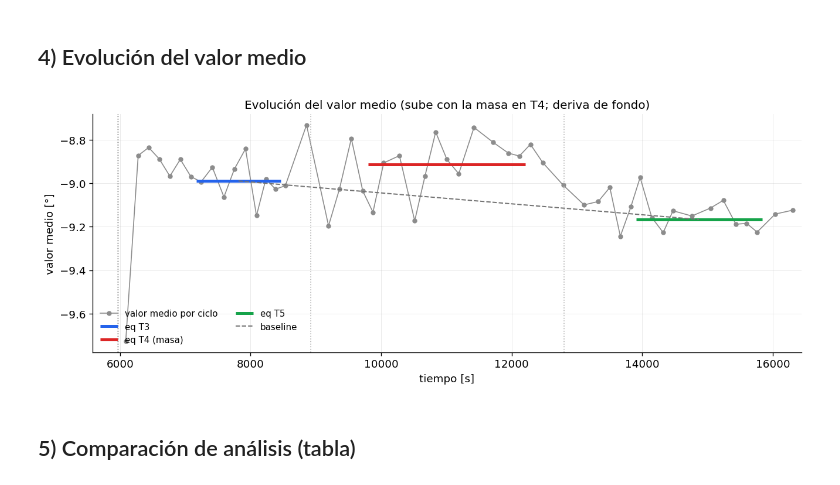
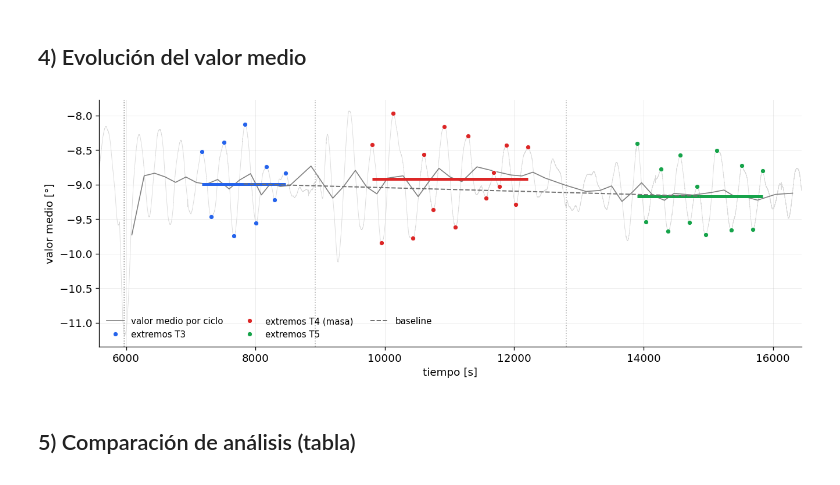
Before and after one commit to lennystratas/labo-4-2026, a Jupyter notebook: CAVENDISH/Análisis/cavendish_G.ipynb, the cells around one changed output. Cells and saved outputs as stored; diff of their text form; code cells hidden in the pictures.

```diff
--- a/CAVENDISH/Análisis/cavendish_G.ipynb
+++ b/CAVENDISH/Análisis/cavendish_G.ipynb
@@ -335,7 +334,9 @@ def analizar(sel, etq):
     spr = spread_sub(te, xe, tipo, sel)
     print(f"  {etq}: eq = {np.degrees(eq):+.4f} ± {np.degrees(sem):.4f}°   "
           f"deriva {np.degrees(slope)*1000:+.2f} m°/s   sensib.±{np.degrees(spr):.3f}°")
-    return dict(eq=eq, sem=sem, t_lo=t_lo, t_hi=t_hi, tc=0.5*(t_lo+t_hi), tm=tm, mids=mids)
+    msk = (te >= t_lo - 1e-6) & (te <= t_hi + 1e-6)
+    return dict(eq=eq, sem=sem, t_lo=t_lo, t_hi=t_hi, tc=0.5*(t_lo+t_hi), tm=tm, mids=mids,
+                te_u=te[msk], xe_u=xe[msk])
 
 A = analizar(cfg["sin_masa"], "T3 sin masa")
 B = analizar(cfg["con_masa"], "T4 con masa")
@@ -358,7 +359,6 @@ for R, c, lab in [(A, C_T3, "T3 sin masa"), (B, C_T4, "T4 con masa"), (C, C_T5,
               label=f"{lab}: {np.degrees(R['eq']):.3f}°")
 ax.plot([A["tc"], C["tc"]], np.degrees([A["eq"], C["eq"]]), "--", color="0.45", lw=1.2, label="baseline sin masa")
 ax.set_xlim(T0, t[-1]); ax.set_xlabel("tiempo [s]"); ax.set_ylabel("ángulo x [°]")
-ax.set_title(f"Δθ = {np.degrees(dtheta):+.4f}°   (retorno {np.degrees(ret):+.3f}°)")
 ax.legend(loc="lower left", ncol=2); fig.savefig(FIGS / "30_corrimiento.png"); plt.show()
 # %% [output]
   T3 sin masa: eq = -8.9894 ± 0.0323°   deriva -0.05 m°/s   sensib.±0.013°
@@ -374,18 +374,22 @@ ax.legend(loc="lower left", ncol=2); fig.savefig(FIGS / "30_corrimiento.png"); p
 # %%
 te_all, xe_all, tipo_all = extremos_tramo(t, th, (T0, t[-1]))
 tm_all, mid_all = midlines(te_all, xe_all, T0, t[-1])
-fig, ax = plt.subplots(figsize=(13, 4.4))
-ax.plot(tm_all, np.degrees(mid_all), "o-", ms=4, lw=1.0, color="0.55", label="valor medio por ciclo")
+mv = t >= T0
+fig, ax = plt.subplots(figsize=(13, 4.6))
+ax.plot(t[mv], np.degrees(th[mv]), lw=0.5, color="0.85")                    # curva medida (de fondo)
+ax.plot(tm_all, np.degrees(mid_all), "-", lw=1.0, color="0.5", label="valor medio por ciclo")
 for R, c, lab in [(A, C_T3, "T3"), (B, C_T4, "T4 (masa)"), (C, C_T5, "T5")]:
-    ax.hlines(np.degrees(R["eq"]), R["t_lo"], R["t_hi"], color=c, lw=3, label=f"eq {lab}")
+    ax.plot(R["te_u"], np.degrees(R["xe_u"]), "o", ms=5, color=c, mec="white", mew=0.6,
+            label=f"extremos {lab}")
+    ax.hlines(np.degrees(R["eq"]), R["t_lo"], R["t_hi"], color=c, lw=3)
 ax.plot([A["tc"], C["tc"]], np.degrees([A["eq"], C["eq"]]), "--", color="0.45", lw=1.2, label="baseline")
 for e in ev:
     if e >= T0: ax.axvline(e, color="0.7", ls=":", lw=1)
 ax.set_xlim(T0, t[-1]); ax.set_xlabel("tiempo [s]"); ax.set_ylabel("valor medio [°]")
-ax.set_title("Evolución del valor medio (sube con la masa en T4; deriva de fondo)")
-ax.legend(loc="lower left", ncol=2); fig.savefig(FIGS / "30_evolucion.png"); plt.show()
+ax.legend(loc="lower left", ncol=3)
+fig.savefig(FIGS / "30_evolucion.png"); plt.show()
 # %% [output]
-[figure, old version]
+[figure, new version]
 # %% [markdown]
 ## 5) Comparación de análisis (tabla)
 # %%
```
Also changed, not shown: parts of 3 cells of this notebook, 4 other files.
